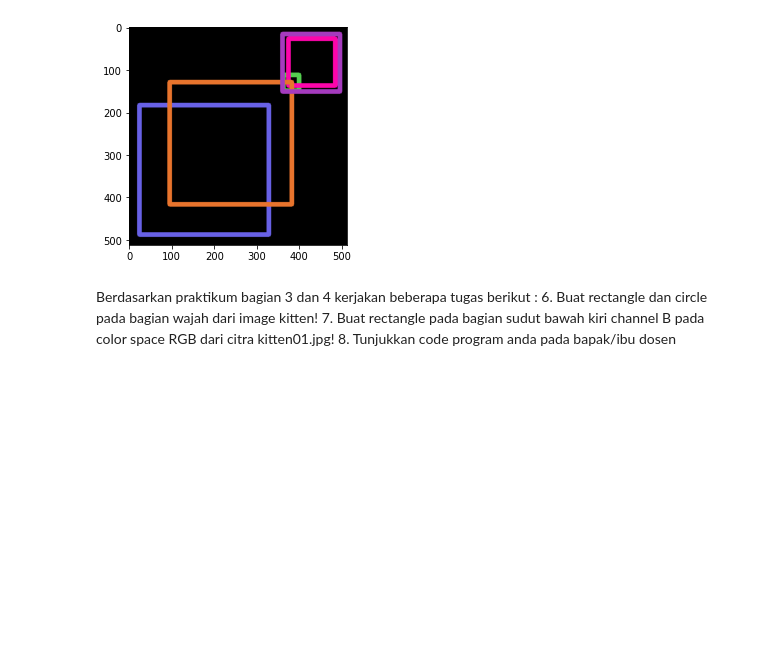
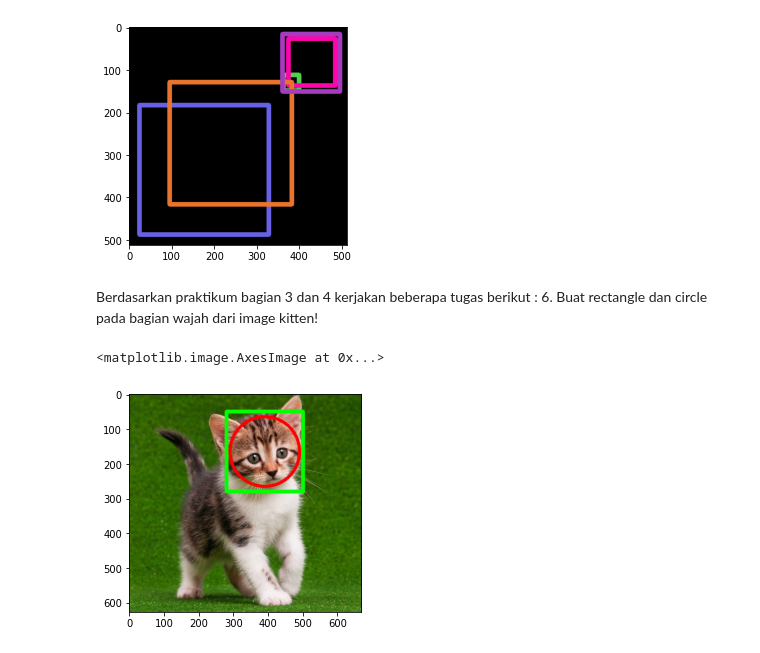
Before and after one commit to chrisdionisius/PCVK, a Jupyter notebook: Modul2.ipynb, the cells around one changed output. Saved outputs shown, nothing was run; the diff lists cells and outputs as text; code cells hidden in the pictures; blank space fills up the shorter version.

```diff
--- a/Modul2.ipynb
+++ b/Modul2.ipynb
@@ -220,6 +221,12 @@ plt.imshow(flippedImage)
 # %% [markdown]
 Berdasarkan praktikum bagian 3 dan 4 kerjakan beberapa tugas berikut :
 6. Buat rectangle dan circle pada bagian wajah dari image kitten!
-7. Buat rectangle pada bagian sudut bawah kiri channel B pada color space RGB
-dari citra kitten01.jpg!
-8. Tunjukkan code program anda pada bapak/ibu dosen
+# %%
+img6 = img
+img6 = cv.cvtColor(img6, cv.COLOR_BGR2RGB)
+cv.rectangle(img6, pt1=(280,50), pt2=(500,280), color=(0,255,0), thickness=10)
+cv.circle(img6, center=(390,165), radius=100, color=(255,0,0), thickness=8)
+plt.imshow(img6)
+# %% [output]
+<matplotlib.image.AxesImage at 0x...>
+[figure, added]
```
Also changed, not shown: parts of 3 cells of this notebook.
